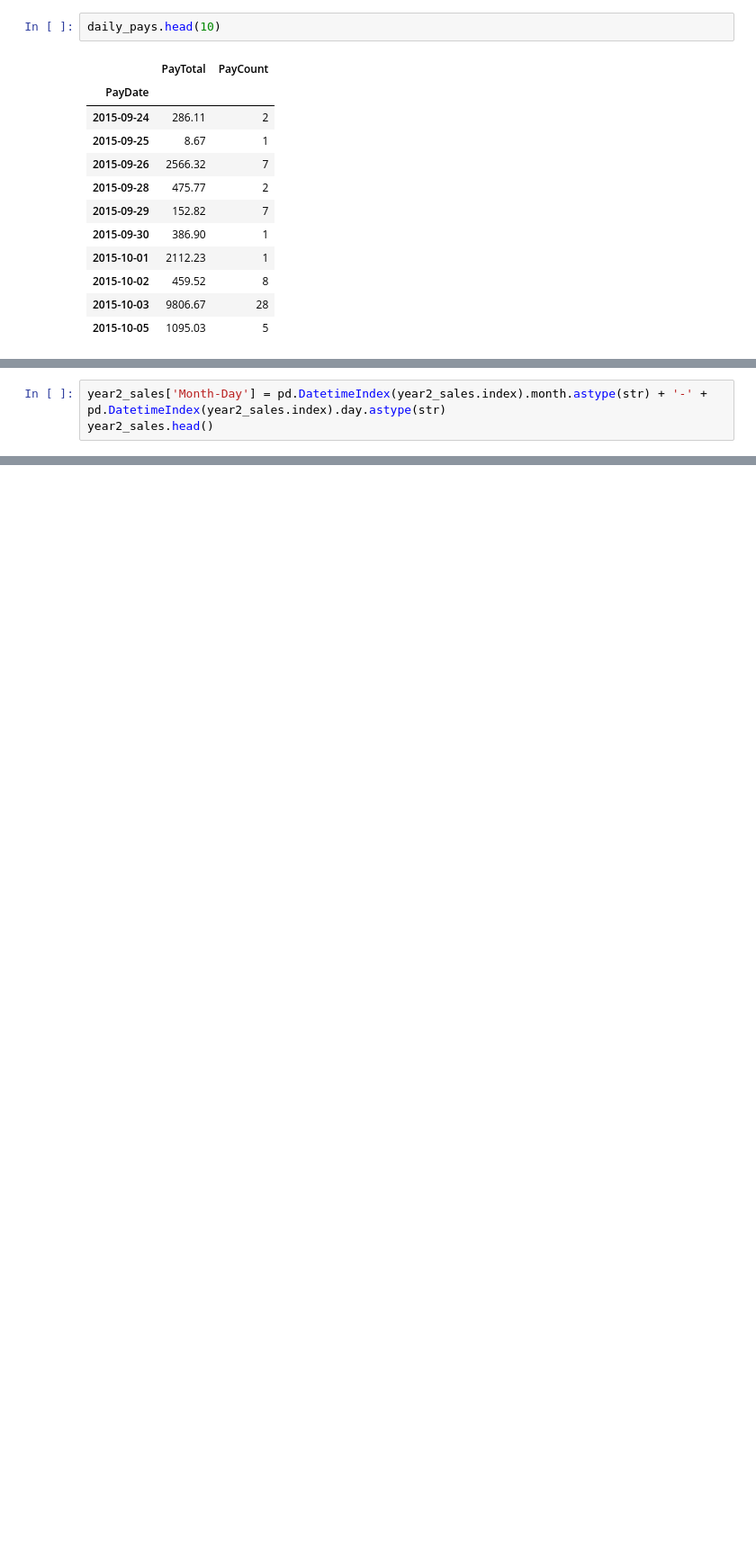
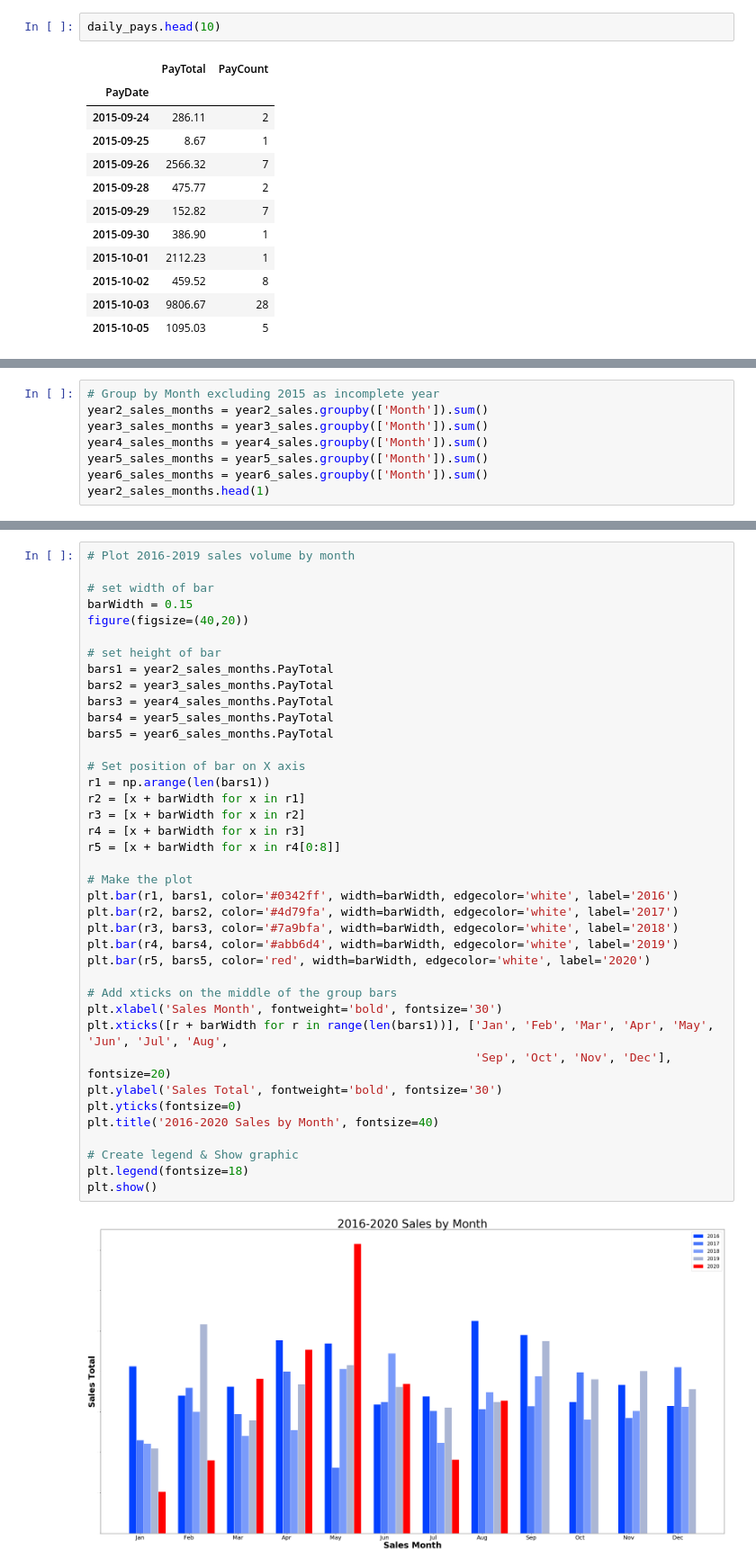
Before and after one commit to zachcornelison/K-N-Sales-Analytics, a Jupyter notebook: KN-Analytics_PayTotals.ipynb, the cells around one changed output, grey strips where cells are left out. Shown at 90% size. Cells and saved outputs as stored; diff of their text form; blank space fills up the shorter version.

```diff
--- a/KN-Analytics_PayTotals.ipynb
+++ b/KN-Analytics_PayTotals.ipynb
@@ -265,3 +212,0 @@ year1_sales.head()
-# %%
-year2_sales['Month-Day'] = pd.DatetimeIndex(year2_sales.index).month.astype(str) + '-' + pd.DatetimeIndex(year2_sales.index).day.astype(str)
-year2_sales.head()
@@ -280,0 +213,8 @@ See the caveats in the documentation: http://pandas.pydata.org/pandas-docs/stabl
+# %%
+# Group by Month excluding 2015 as incomplete year
+year2_sales_months = year2_sales.groupby(['Month']).sum()
+year3_sales_months = year3_sales.groupby(['Month']).sum()
+year4_sales_months = year4_sales.groupby(['Month']).sum()
+year5_sales_months = year5_sales.groupby(['Month']).sum()
+year6_sales_months = year6_sales.groupby(['Month']).sum()
+year2_sales_months.head(1)
@@ -280,0 +225,41 @@ See the caveats in the documentation: http://pandas.pydata.org/pandas-docs/stabl
+# %%
+# Plot 2016-2019 sales volume by month
+
+# set width of bar
+barWidth = 0.15
+figure(figsize=(40,20))
+
+# set height of bar
+bars1 = year2_sales_months.PayTotal
+bars2 = year3_sales_months.PayTotal
+bars3 = year4_sales_months.PayTotal
+bars4 = year5_sales_months.PayTotal
+bars5 = year6_sales_months.PayTotal
+
+# Set position of bar on X axis
+r1 = np.arange(len(bars1))
+r2 = [x + barWidth for x in r1]
+r3 = [x + barWidth for x in r2]
+r4 = [x + barWidth for x in r3]
+r5 = [x + barWidth for x in r4[0:8]]
+
+# Make the plot
+plt.bar(r1, bars1, color='#0342ff', width=barWidth, edgecolor='white', label='2016')
+plt.bar(r2, bars2, color='#4d79fa', width=barWidth, edgecolor='white', label='2017')
+plt.bar(r3, bars3, color='#7a9bfa', width=barWidth, edgecolor='white', label='2018')
+plt.bar(r4, bars4, color='#abb6d4', width=barWidth, edgecolor='white', label='2019')
+plt.bar(r5, bars5, color='red', width=barWidth, edgecolor='white', label='2020')
+
+# Add xticks on the middle of the group bars
+plt.xlabel('Sales Month', fontweight='bold', fontsize='30')
+plt.xticks([r + barWidth for r in range(len(bars1))], ['Jan', 'Feb', 'Mar', 'Apr', 'May', 'Jun', 'Jul', 'Aug',
+                                                       'Sep', 'Oct', 'Nov', 'Dec'], fontsize=20)
+plt.ylabel('Sales Total', fontweight='bold', fontsize='30')
+plt.yticks(fontsize=0)
+plt.title('2016-2020 Sales by Month', fontsize=40)
+
+# Create legend & Show graphic
+plt.legend(fontsize=18)
+plt.show()
+# %% [output]
+[figure, added]
```
Also changed, not shown: parts of 37 cells of this notebook.
